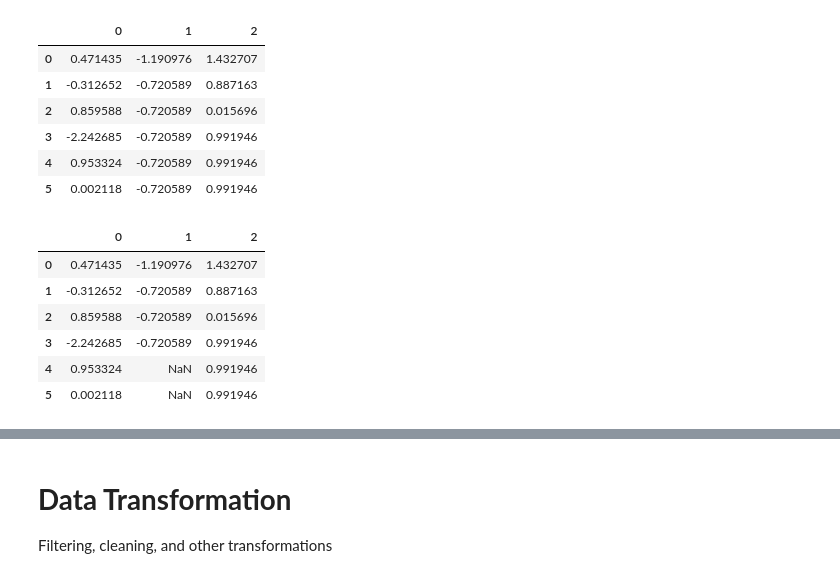
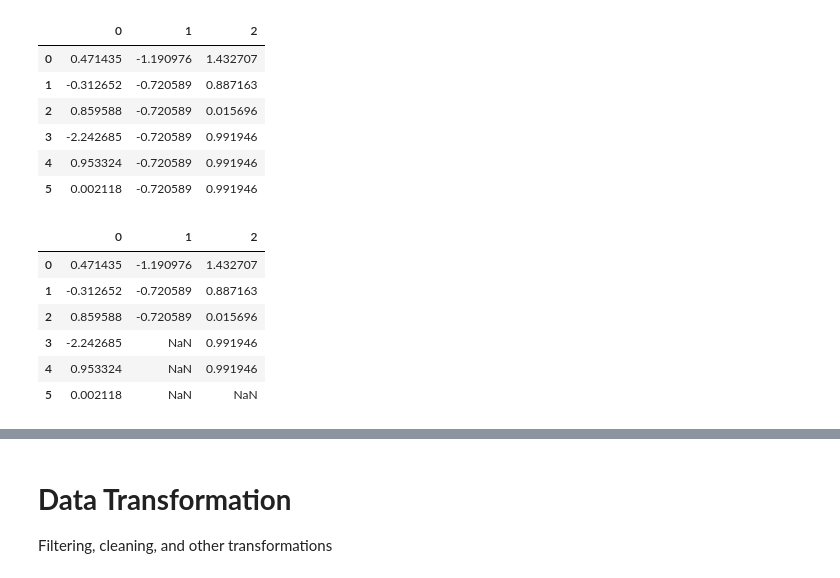
Before and after one commit to DianaKahar/STQD-Data-science, a Jupyter notebook: p137263_Week10_DataWrangling_20231213_WC.ipynb, the cells around one changed output, grey strips where cells are left out. Cells and saved outputs as stored; diff of their text form; code cells hidden in the pictures.

```diff
--- a/p137263_Week10_DataWrangling_20231213_WC.ipynb
+++ b/p137263_Week10_DataWrangling_20231213_WC.ipynb
@@ -143,8 +143,8 @@ df
 # %%
 # iloc - integer index
 #important for final exam
-df.iloc[2:6, 1] = np.nan
-df.iloc[4:6, 2] = np.nan
+df.iloc[2: , 1] = np.nan
+df.iloc[4: , 2] = np.nan
 df
 # %% [output]
 |  | 0 | 1 | 2 |
@@ -165,12 +166,13 @@ df
 | 4 | 0.953324 | -0.720589 | 0.991946 |
 | 5 | 0.002118 | -0.720589 | 0.991946 |
 # %%
-# fill na limit to 2
+# fill na limit to 1
+df.fillna(method = 'ffill', limit = 1)
 # %% [output]
 |  | 0 | 1 | 2 |
 | 0 | 0.471435 | -1.190976 | 1.432707 |
 | 1 | -0.312652 | -0.720589 | 0.887163 |
 | 2 | 0.859588 | -0.720589 | 0.015696 |
-| 3 | -2.242685 | -0.720589 | 0.991946 |
+| 3 | -2.242685 | NaN | 0.991946 |
 | 4 | 0.953324 | NaN | 0.991946 |
-| 5 | 0.002118 | NaN | 0.991946 |
+| 5 | 0.002118 | NaN | NaN |
```
Also changed, not shown: parts of 35 cells of this notebook.
